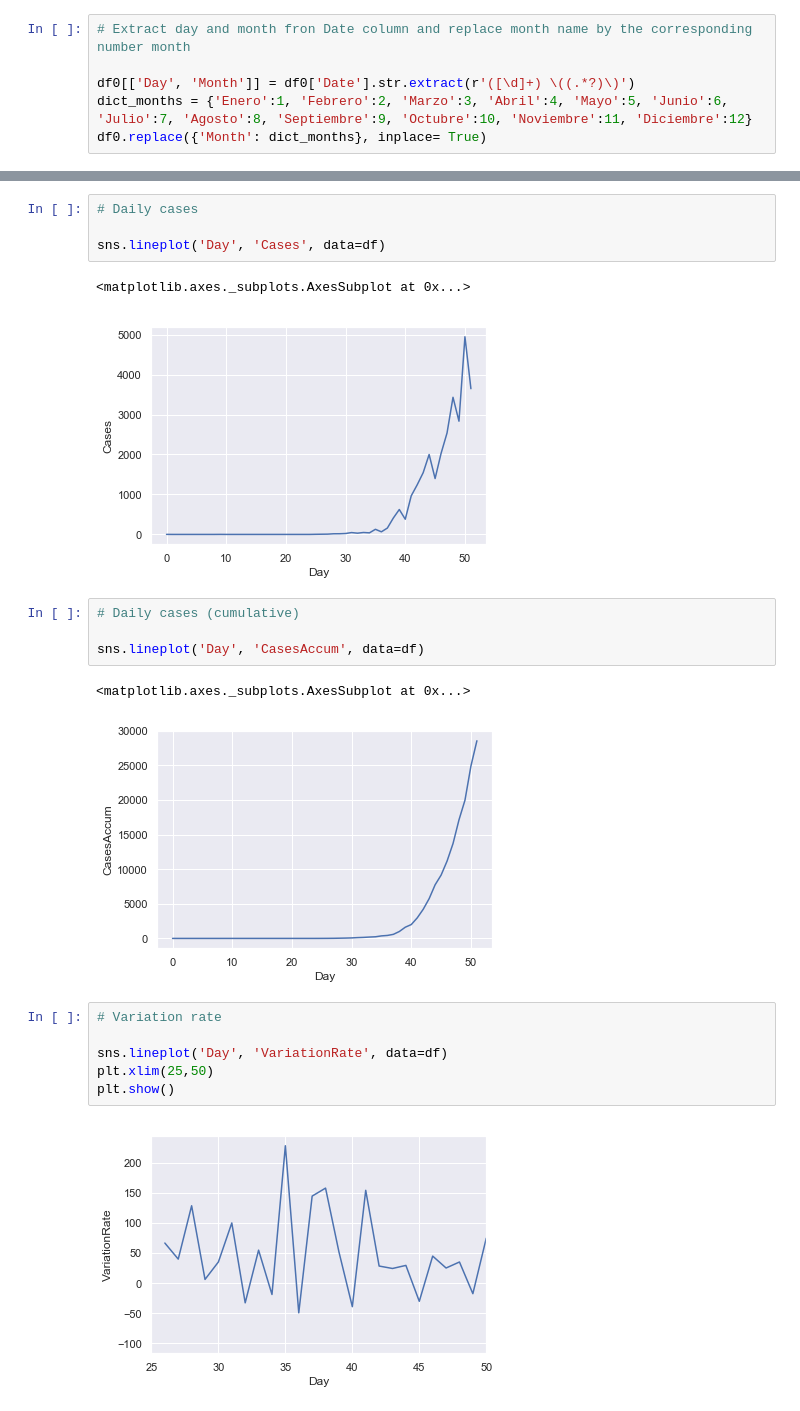
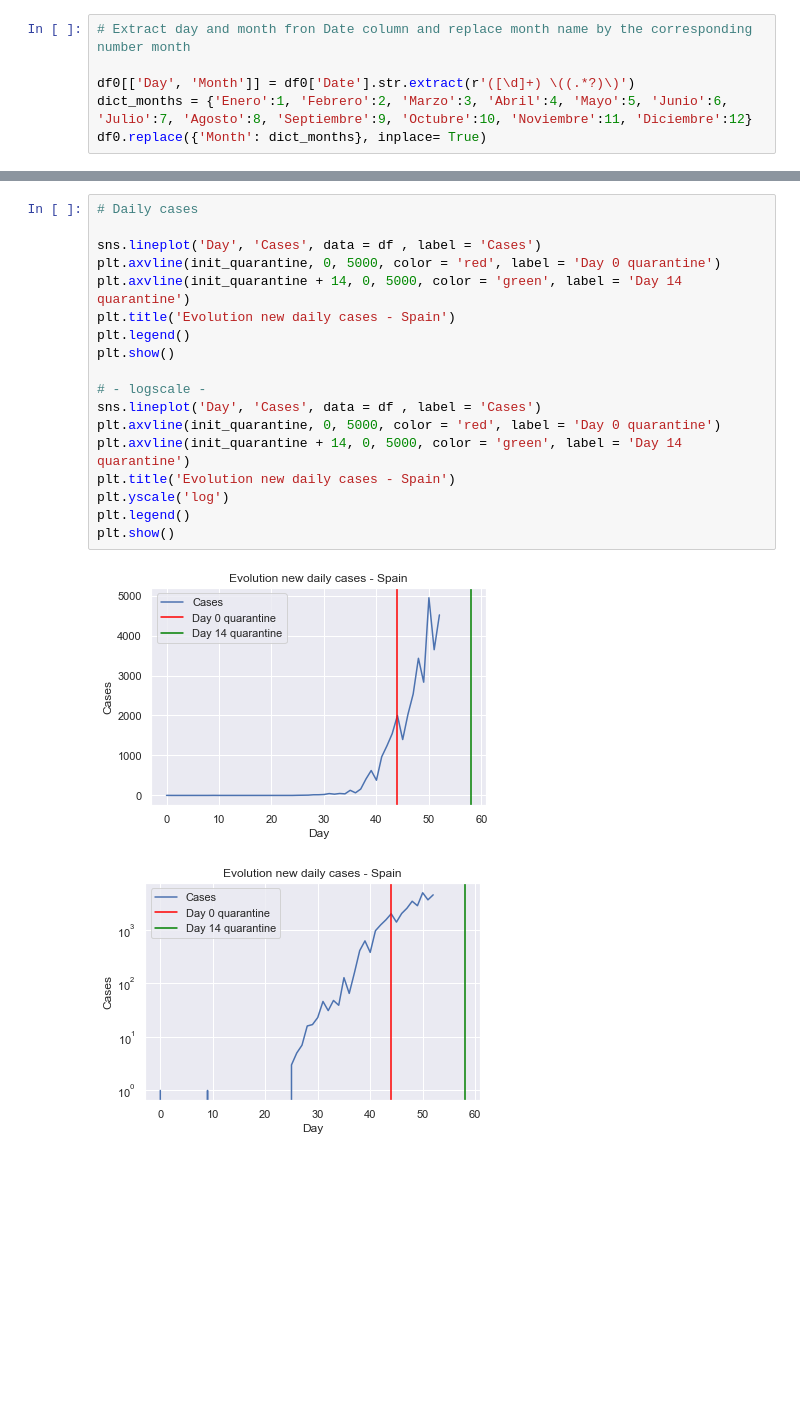
Before and after one commit to ddzumajo/covid19, a Jupyter notebook: covid19_spain.ipynb, the cells around one changed output, grey strips where cells are left out. Drawn from its saved outputs; the diff is of its cells as text; blank space fills up the shorter version.

```diff
--- a/covid19_spain.ipynb
+++ b/covid19_spain.ipynb
@@ -80,22 +82,21 @@ df['VariationRate'] = df['Cases'].pct_change()*100
-# %%
-# Daily cases
-
-sns.lineplot('Day', 'Cases', data=df)
-# %% [output]
-<matplotlib.axes._subplots.AxesSubplot at 0x...>
-[figure, removed]
-# %%
-# Daily cases (cumulative)
-
-sns.lineplot('Day', 'CasesAccum', data=df)
-# %% [output]
-<matplotlib.axes._subplots.AxesSubplot at 0x...>
-[figure, removed]
-# %%
-# Variation rate
-
-sns.lineplot('Day', 'VariationRate', data=df)
-plt.xlim(25,50)
-plt.show()
-# %% [output]
-[figure, removed]
+# %%
+# Daily cases
+
+sns.lineplot('Day', 'Cases', data = df , label = 'Cases')
+plt.axvline(init_quarantine, 0, 5000, color = 'red', label = 'Day 0 quarantine')
+plt.axvline(init_quarantine + 14, 0, 5000, color = 'green', label = 'Day 14 quarantine')
+plt.title('Evolution new daily cases - Spain')
+plt.legend()
+plt.show()
+
+# - logscale -
+sns.lineplot('Day', 'Cases', data = df , label = 'Cases')
+plt.axvline(init_quarantine, 0, 5000, color = 'red', label = 'Day 0 quarantine')
+plt.axvline(init_quarantine + 14, 0, 5000, color = 'green', label = 'Day 14 quarantine')
+plt.title('Evolution new daily cases - Spain')
+plt.yscale('log')
+plt.legend()
+plt.show()
+# %% [output]
+[figure, added]
+[figure, added]
```
Also changed, not shown: parts of 8 cells of this notebook, 2 other files.
